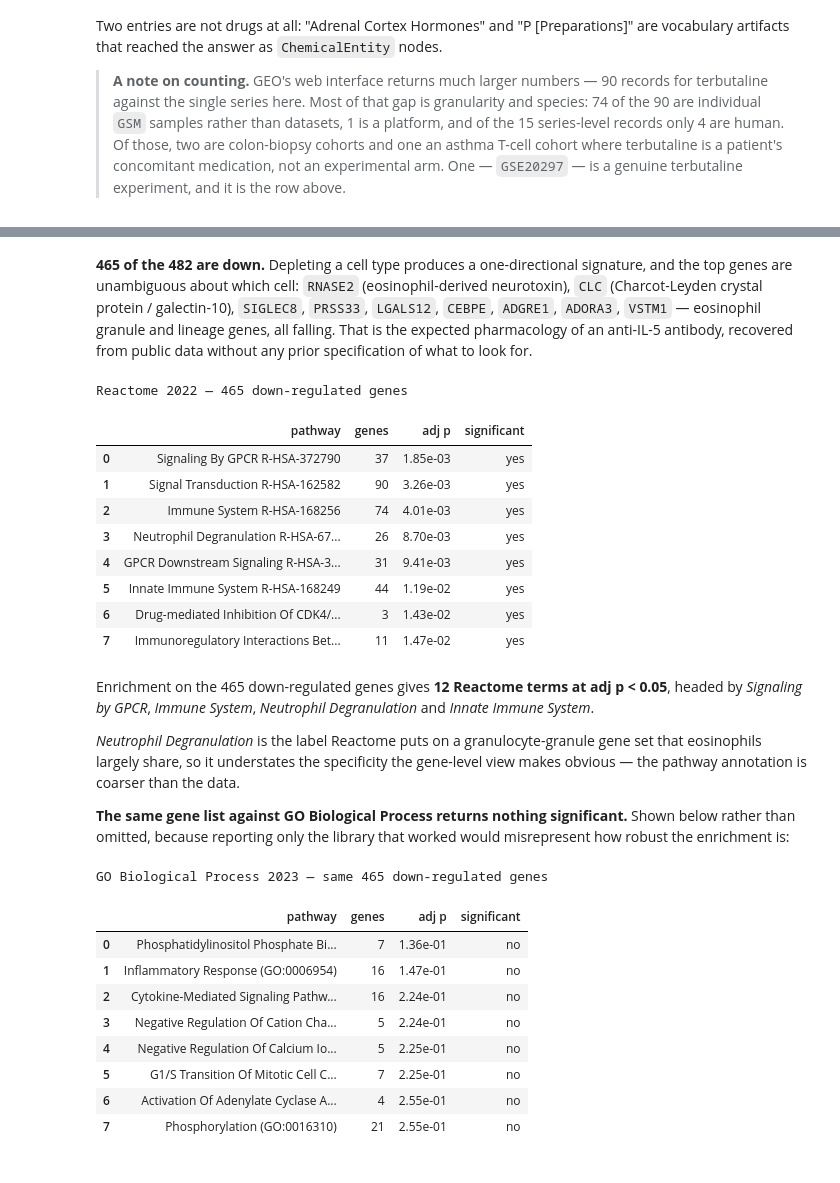
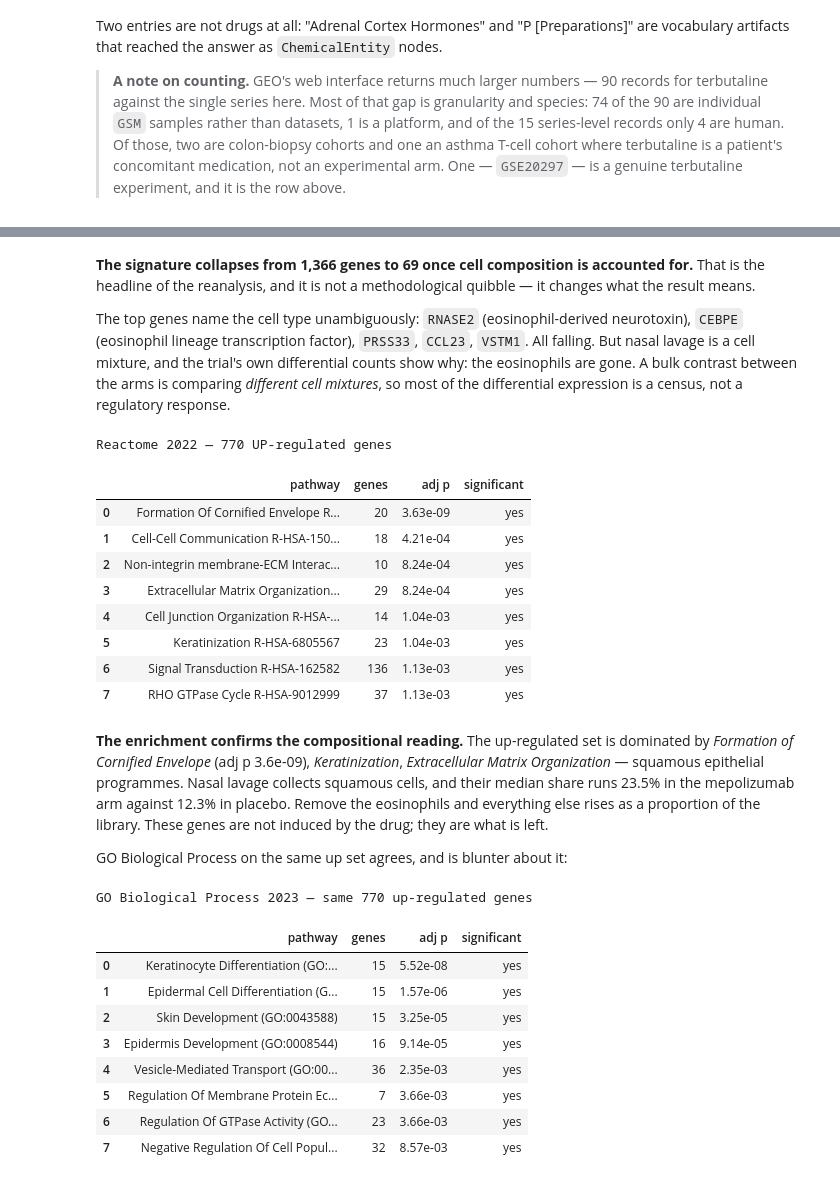
Before and after one commit to andrewsu/translator-nde, a Jupyter notebook: notebooks/asthma_translator_nde.ipynb, the cells around one changed output, grey strips where cells are left out. Saved outputs shown, nothing was run; the diff lists cells and outputs as text; code cells hidden in the pictures.

```diff
--- a/notebooks/asthma_translator_nde.ipynb
+++ b/notebooks/asthma_translator_nde.ipynb
@@ -637,10 +663,13 @@ visit14: 482 DE genes — 17 up, 465 down in mepolizumab
 # %% [markdown]
-**465 of the 482 are down.** Depleting a cell type produces a one-directional signature, and the
-top genes are unambiguous about which cell: `RNASE2` (eosinophil-derived neurotoxin), `CLC`
-(Charcot-Leyden crystal protein / galectin-10), `SIGLEC8`, `PRSS33`, `LGALS12`, `CEBPE`, `ADGRE1`,
-`ADORA3`, `VSTM1` — eosinophil granule and lineage genes, all falling. That is the expected
-pharmacology of an anti-IL-5 antibody, recovered from public data without any prior specification
-of what to look for.
+**The signature collapses from 1,366 genes to 69 once cell composition is accounted for.** That is
+the headline of the reanalysis, and it is not a methodological quibble — it changes what the result
+means.
+
+The top genes name the cell type unambiguously: `RNASE2` (eosinophil-derived neurotoxin), `CEBPE`
+(eosinophil lineage transcription factor), `PRSS33`, `CCL23`, `VSTM1`. All falling. But nasal
+lavage is a cell mixture, and the trial's own differential counts show why: the eosinophils are
+gone. A bulk contrast between the arms is comparing *different cell mixtures*, so most of the
+differential expression is a census, not a regulatory response.
 # %%
 def enrichment_table(key, top=8):
     return pd.DataFrame([{"pathway": t["term"], "genes": t["n_genes"],
@@ -648,42 +677,40 @@ def enrichment_table(key, top=8):
                           "significant": "yes" if t["adj_p"] < 0.05 else "no"}
                          for t in c["enrichment"][key][:top]])
 
-print("Reactome 2022 — 465 down-regulated genes")
-enrichment_table("down:Reactome_2022")
+print(f"Reactome 2022 — {c['n_up']} UP-regulated genes")
+enrichment_table("up:Reactome_2022")
 # %% [output]
-Reactome 2022 — 465 down-regulated genes
+Reactome 2022 — 770 UP-regulated genes
 |  | pathway | genes | adj p | significant |
-| 0 | Signaling By GPCR R-HSA-372790 | 37 | 1.85e-03 | yes |
-| 1 | Signal Transduction R-HSA-162582 | 90 | 3.26e-03 | yes |
-| 2 | Immune System R-HSA-168256 | 74 | 4.01e-03 | yes |
-| 3 | Neutrophil Degranulation R-HSA-67... | 26 | 8.70e-03 | yes |
-| 4 | GPCR Downstream Signaling R-HSA-3... | 31 | 9.41e-03 | yes |
-| 5 | Innate Immune System R-HSA-168249 | 44 | 1.19e-02 | yes |
-| 6 | Drug-mediated Inhibition Of CDK4/... | 3 | 1.43e-02 | yes |
-| 7 | Immunoregulatory Interactions Bet... | 11 | 1.47e-02 | yes |
+| 0 | Formation Of Cornified Envelope R... | 20 | 3.63e-09 | yes |
+| 1 | Cell-Cell Communication R-HSA-150... | 18 | 4.21e-04 | yes |
+| 2 | Non-integrin membrane-ECM Interac... | 10 | 8.24e-04 | yes |
+| 3 | Extracellular Matrix Organization... | 29 | 8.24e-04 | yes |
+| 4 | Cell Junction Organization R-HSA-... | 14 | 1.04e-03 | yes |
+| 5 | Keratinization R-HSA-6805567 | 23 | 1.04e-03 | yes |
+| 6 | Signal Transduction R-HSA-162582 | 136 | 1.13e-03 | yes |
+| 7 | RHO GTPase Cycle R-HSA-9012999 | 37 | 1.13e-03 | yes |
 # %% [markdown]
-Enrichment on the 465 down-regulated genes gives **12 Reactome terms at adj p < 0.05**, headed by
-*Signaling by GPCR*, *Immune System*, *Neutrophil Degranulation* and *Innate Immune System*.
+**The enrichment confirms the compositional reading.** The up-regulated set is dominated by
+*Formation of Cornified Envelope* (adj p 3.6e-09), *Keratinization*, *Extracellular Matrix
+Organization* — squamous epithelial programmes. Nasal lavage collects squamous cells, and their
+median share runs 23.5% in the mepolizumab arm against 12.3% in placebo. Remove the eosinophils
+and everything else rises as a proportion of the library. These genes are not induced by the drug;
+they are what is left.
 
-*Neutrophil Degranulation* is the label Reactome puts on a granulocyte-granule gene set that
-eosinophils largely share, so it understates the specificity the gene-level view makes obvious —
-the pathway annotation is coarser than the data.
-
-**The same gene list against GO Biological Process returns nothing significant.** Shown below
-rather than omitted, because reporting only the library that worked would misrepresent how robust
-the enrichment is:
+GO Biological Process on the same up set agrees, and is blunter about it:
 # %%
-print("GO Biological Process 2023 — same 465 down-regulated genes")
-enrichment_table("down:GO_Biological_Process_2023")
+print(f"GO Biological Process 2023 — same {c['n_up']} up-regulated genes")
+enrichment_table("up:GO_Biological_Process_2023")
 # %% [output]
-GO Biological Process 2023 — same 465 down-regulated genes
+GO Biological Process 2023 — same 770 up-regulated genes
 |  | pathway | genes | adj p | significant |
-| 0 | Phosphatidylinositol Phosphate Bi... | 7 | 1.36e-01 | no |
-| 1 | Inflammatory Response (GO:0006954) | 16 | 1.47e-01 | no |
-| 2 | Cytokine-Mediated Signaling Pathw... | 16 | 2.24e-01 | no |
-| 3 | Negative Regulation Of Cation Cha... | 5 | 2.24e-01 | no |
-| 4 | Negative Regulation Of Calcium Io... | 5 | 2.25e-01 | no |
-| 5 | G1/S Transition Of Mitotic Cell C... | 7 | 2.25e-01 | no |
-| 6 | Activation Of Adenylate Cyclase A... | 4 | 2.55e-01 | no |
-| 7 | Phosphorylation (GO:0016310) | 21 | 2.55e-01 | no |
+| 0 | Keratinocyte Differentiation (GO:... | 15 | 5.52e-08 | yes |
+| 1 | Epidermal Cell Differentiation (G... | 15 | 1.57e-06 | yes |
+| 2 | Skin Development (GO:0043588) | 15 | 3.25e-05 | yes |
+| 3 | Epidermis Development (GO:0008544) | 16 | 9.14e-05 | yes |
+| 4 | Vesicle-Mediated Transport (GO:00... | 36 | 2.35e-03 | yes |
+| 5 | Regulation Of Membrane Protein Ec... | 7 | 3.66e-03 | yes |
+| 6 | Regulation Of GTPase Activity (GO... | 23 | 3.66e-03 | yes |
+| 7 | Negative Regulation Of Cell Popul... | 32 | 8.57e-03 | yes |
 # %% [markdown]
```
Also changed, not shown: parts of 8 cells of this notebook, 4 other files.
